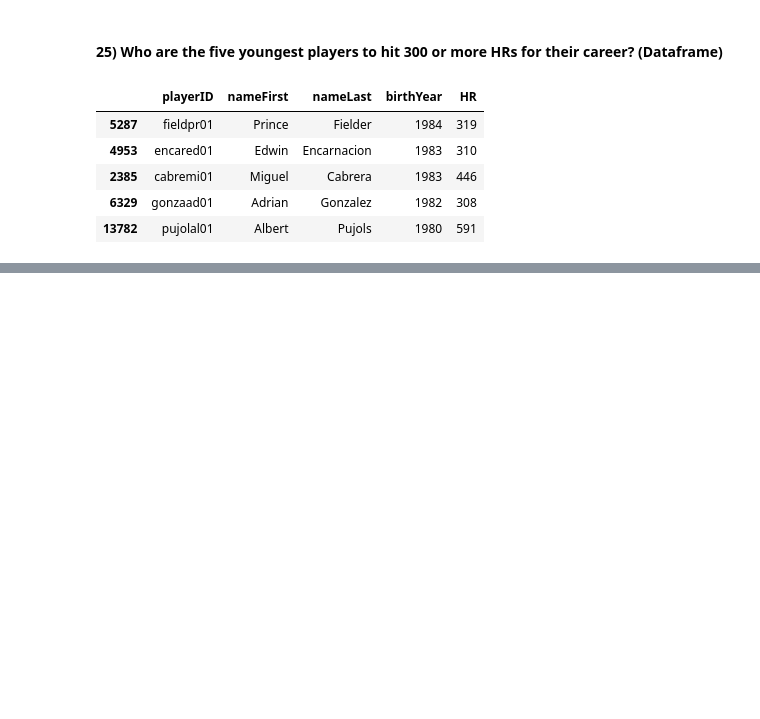
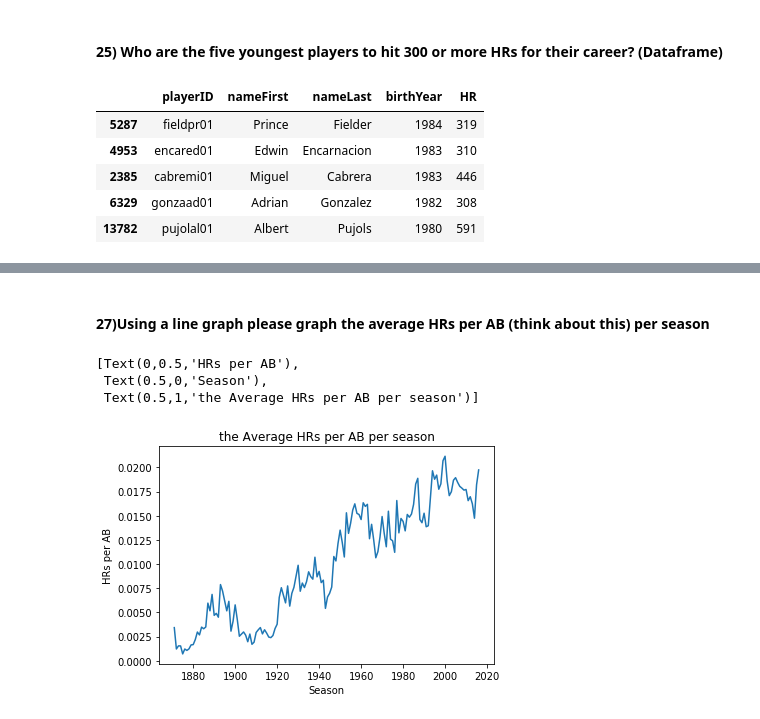
Before and after one commit to Niceboat168/Assignment, a Jupyter notebook: BUAN6340_Minxiang_Yao_Assignment1.ipynb, the cells around one changed output, grey strips where cells are left out. Saved outputs shown, nothing was run; the diff lists cells and outputs as text; code cells hidden in the pictures; blank space fills up the shorter version.

```diff
--- a/BUAN6340_Minxiang_Yao_Assignment1.ipynb
+++ b/BUAN6340_Minxiang_Yao_Assignment1.ipynb
@@ -374,0 +395,13 @@ dfplayer[dfplayer['HR']>=300].sort_values(by='birthYear',ascending=False).head(5
+# %% [markdown]
+#### 27)Using a line graph please graph the average HRs per AB (think about this) per season
+# %%
+dfhrab = df.groupby(['yearID','playerID'],as_index=False).agg({'HR':sum,'AB':sum})
+dfhrab['HRs per AB'] = dfhrab['HR']/dfhrab['AB']
+dfb = dfhrab.groupby('yearID',as_index=False)['HRs per AB'].mean()
+plt.plot(dfb['yearID'].values,dfb['HRs per AB'].values)
+plt.axes().set(xlabel='Season',ylabel='HRs per AB',title='the Average HRs per AB per season')
+# %% [output]
+[Text(0,0.5,'HRs per AB'),
+ Text(0.5,0,'Season'),
+ Text(0.5,1,'the Average HRs per AB per season')]
+[figure, added]
```
Also changed, not shown: parts of 9 cells of this notebook.
